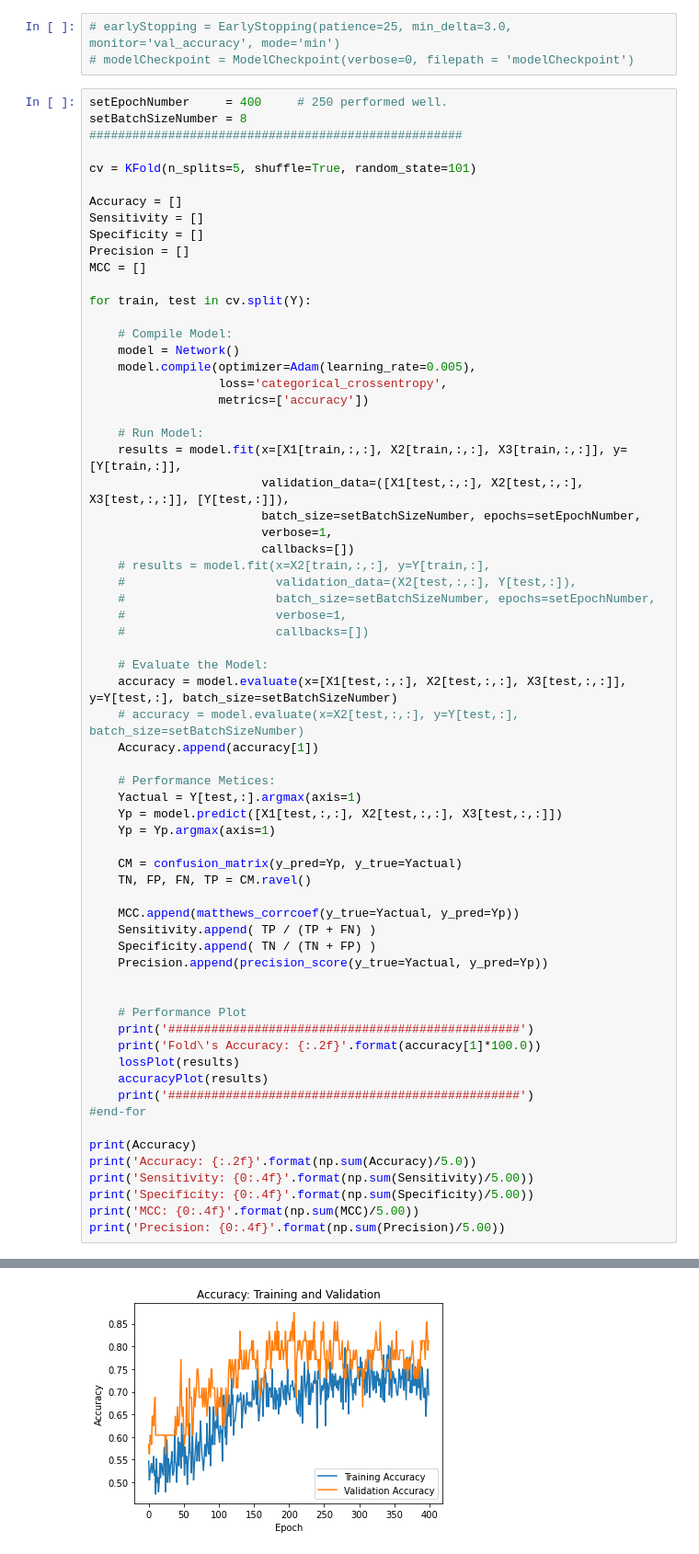
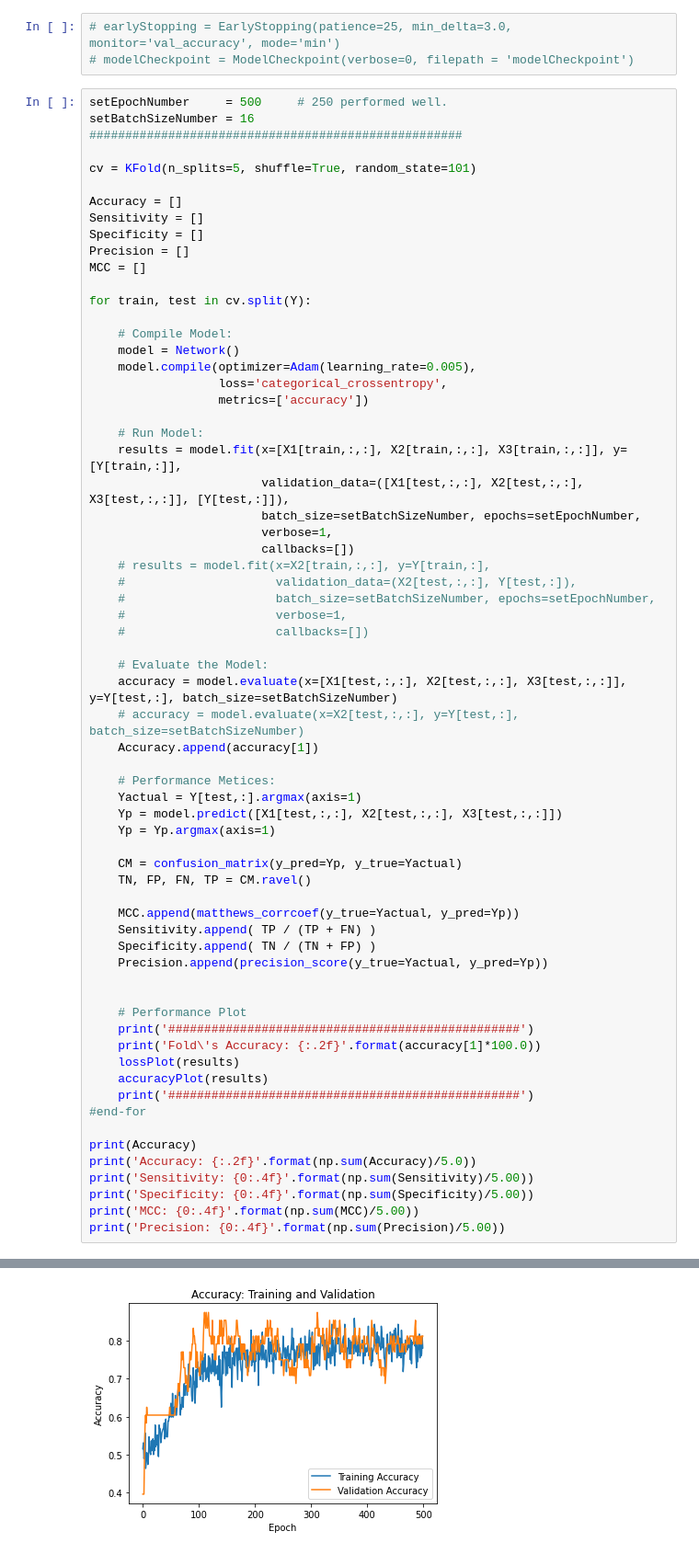
Before and after one commit to mrzResearchArena/Anticancer-Peptides-CNN, a Jupyter notebook: ACP-240-bit31.ipynb, the cells around one changed output, grey strips where cells are left out. Shown at 92% size. Drawn from its saved outputs; the diff is of its cells as text.

```diff
--- a/ACP-240-bit31.ipynb
+++ b/ACP-240-bit31.ipynb
@@ -226,8 +222,8 @@ ________________________________________________________________________________
 # earlyStopping = EarlyStopping(patience=25, min_delta=3.0, monitor='val_accuracy', mode='min')
 # modelCheckpoint = ModelCheckpoint(verbose=0, filepath = 'modelCheckpoint')
 # %%
-setEpochNumber     = 400     # 250 performed well.
-setBatchSizeNumber = 8
+setEpochNumber     = 500     # 250 performed well.
+setBatchSizeNumber = 16
 ####################################################
 
 cv = KFold(n_splits=5, shuffle=True, random_state=101)
@@ -332,3 +328,3 @@ Fold's Accuracy: 81.25
-[figure, old version]
+[figure, new version]
 #################################################
 Train on 192 samples, validate on 48 samples
```
Also changed, not shown: parts of 4 cells of this notebook.
